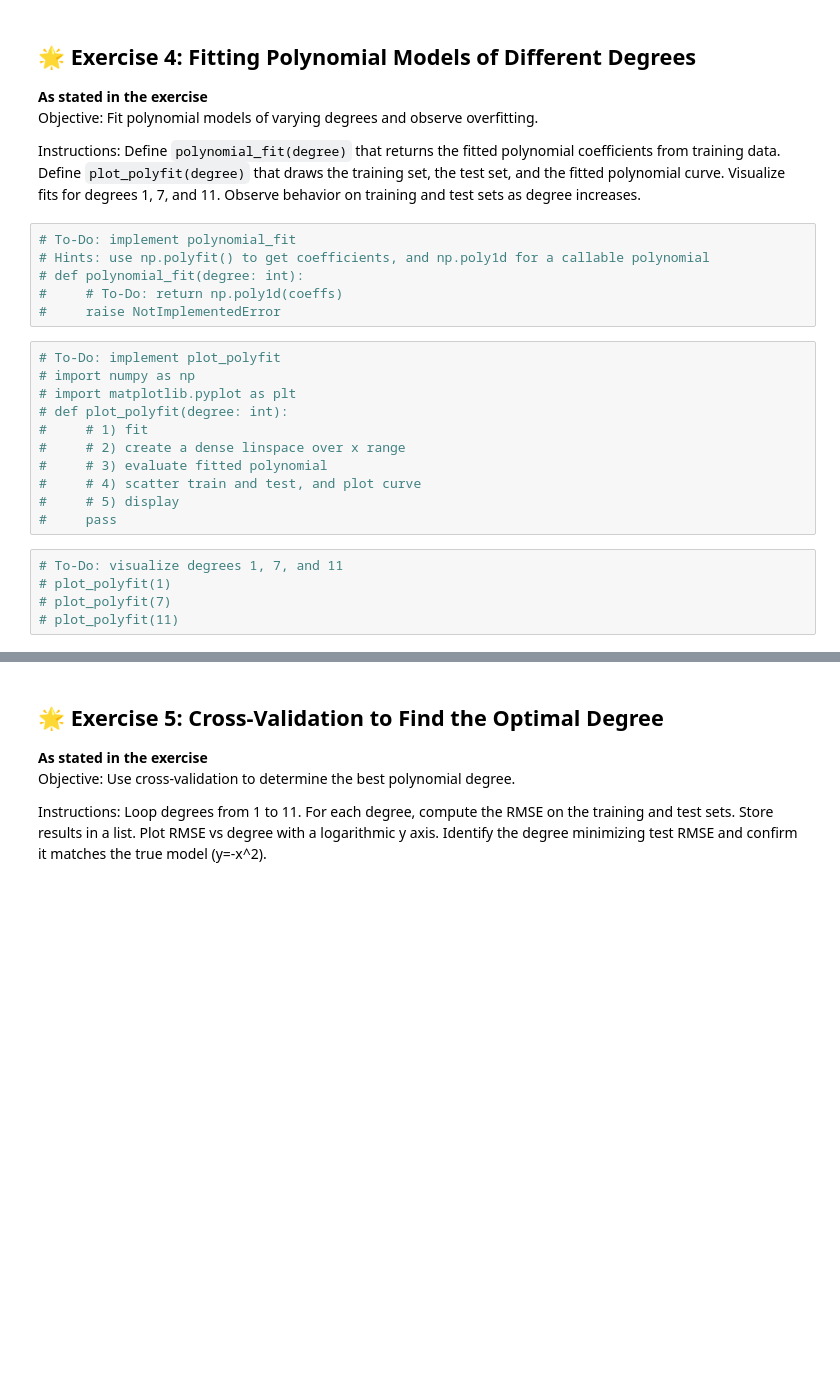
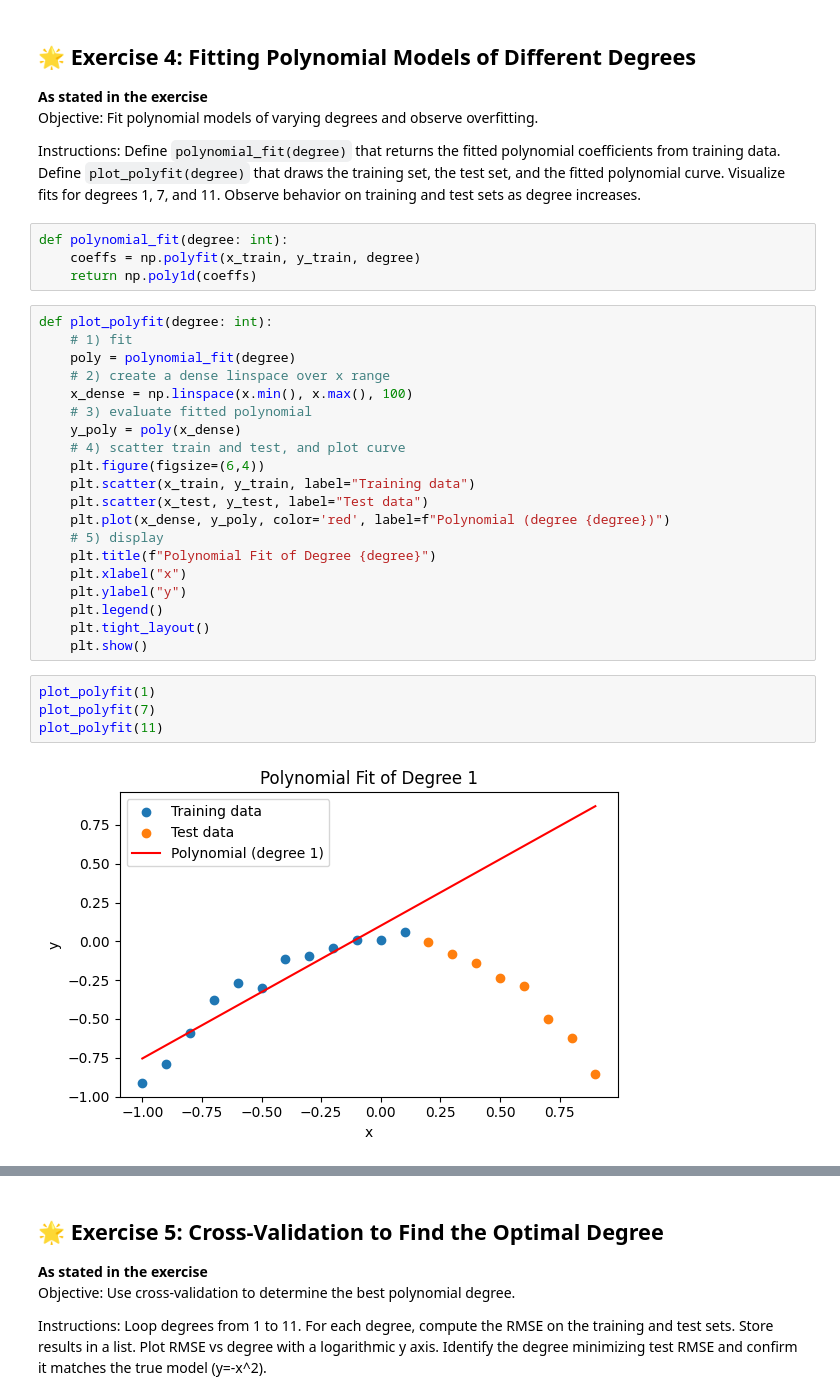
Before and after one commit to bryan01-14/DI-Bootcamp-August, a Jupyter notebook: week5/day2/xp_exercises/Exercises_XP_student_polynomial.ipynb, the cells around one changed output, grey strips where cells are left out. Saved outputs shown, nothing was run; the diff lists cells and outputs as text; blank space fills up the shorter version.

```diff
--- a/week5/day2/xp_exercises/Exercises_XP_student_polynomial.ipynb
+++ b/week5/day2/xp_exercises/Exercises_XP_student_polynomial.ipynb
@@ -104,24 +113,32 @@ Objective: Fit polynomial models of varying degrees and observe overfitting.
 
 Instructions: Define `polynomial_fit(degree)` that returns the fitted polynomial coefficients from training data. Define `plot_polyfit(degree)` that draws the training set, the test set, and the fitted polynomial curve. Visualize fits for degrees 1, 7, and 11. Observe behavior on training and test sets as degree increases.
 # %%
-# To-Do: implement polynomial_fit
-# Hints: use np.polyfit() to get coefficients, and np.poly1d for a callable polynomial
-# def polynomial_fit(degree: int):
-#     # To-Do: return np.poly1d(coeffs)
-#     raise NotImplementedError
+def polynomial_fit(degree: int):
+    coeffs = np.polyfit(x_train, y_train, degree)
+    return np.poly1d(coeffs)
 # %%
-# To-Do: implement plot_polyfit
-# import numpy as np
-# import matplotlib.pyplot as plt
-# def plot_polyfit(degree: int):
-#     # 1) fit
-#     # 2) create a dense linspace over x range
-#     # 3) evaluate fitted polynomial
-#     # 4) scatter train and test, and plot curve
-#     # 5) display
-#     pass
+def plot_polyfit(degree: int):
+    # 1) fit
+    poly = polynomial_fit(degree)
+    # 2) create a dense linspace over x range
+    x_dense = np.linspace(x.min(), x.max(), 100)
+    # 3) evaluate fitted polynomial
+    y_poly = poly(x_dense)
+    # 4) scatter train and test, and plot curve
+    plt.figure(figsize=(6,4))
+    plt.scatter(x_train, y_train, label="Training data")
+    plt.scatter(x_test, y_test, label="Test data")
+    plt.plot(x_dense, y_poly, color='red', label=f"Polynomial (degree {degree})")
+    # 5) display
+    plt.title(f"Polynomial Fit of Degree {degree}")
+    plt.xlabel("x")
+    plt.ylabel("y")
+    plt.legend()
+    plt.tight_layout()
+    plt.show()
 # %%
-# To-Do: visualize degrees 1, 7, and 11
-# plot_polyfit(1)
-# plot_polyfit(7)
-# plot_polyfit(11)
+plot_polyfit(1)
+plot_polyfit(7)
+plot_polyfit(11)
+# %% [output]
+[figure, added]
```
Also changed, not shown: parts of 10 cells of this notebook.
